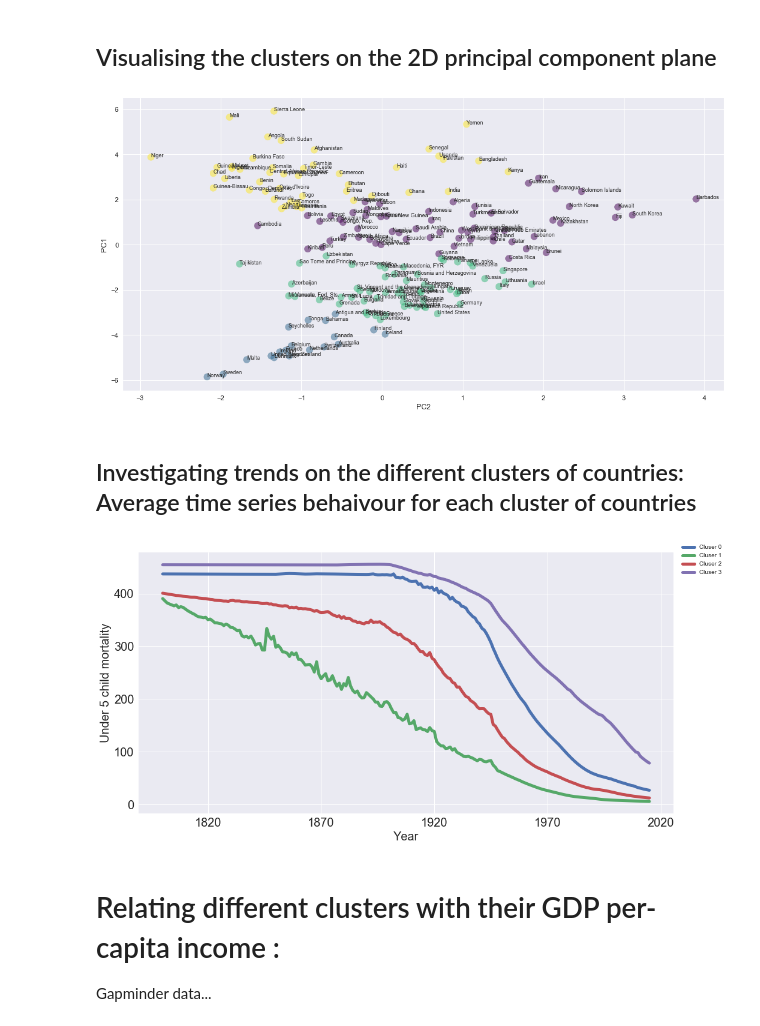
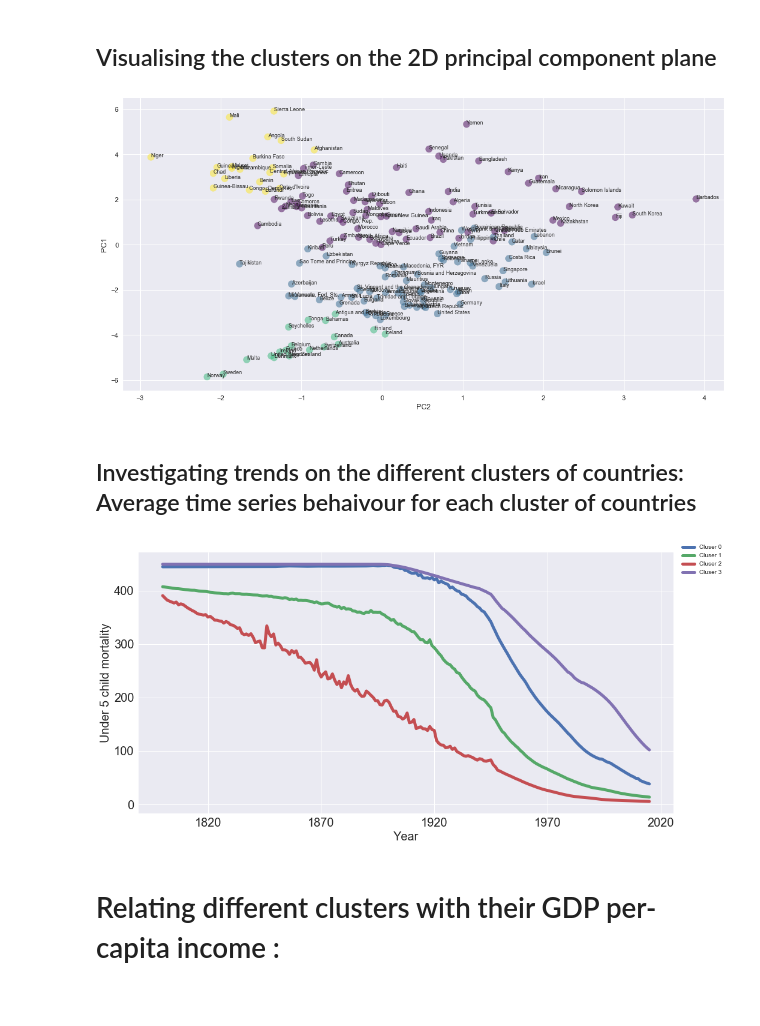
Before and after one commit to crangelsmith/ATI_project, a Jupyter notebook: Presentation_PCA_Clustering.ipynb, the cells around one changed output. Cells and saved outputs as stored; diff of their text form; code cells hidden in the pictures.

```diff
--- a/Presentation_PCA_Clustering.ipynb
+++ b/Presentation_PCA_Clustering.ipynb
@@ -24,6 +45,7 @@ Novembre, John & Johnson, Toby & Bryc, Katarzyna & Kutalik, Zoltan & R Boyko, Ad
 import pandas as pd
 file_path = 'data/gapminder_under5mortality_clean.csv'
 child_mortality_df = pd.read_csv(file_path, index_col = 0)
+child_mortality_df.index.names = ['country']
 print child_mortality_df.shape
 child_mortality_df.head()
 # %% [output]
@@ -185,8 +207,7 @@ correlation
 # %% [markdown]
 # Using K-means clustering to explore structure in the data
 # %%
-from  sklearn.cluster import KMeans
+from sklearn.cluster import AgglomerativeClustering
 
-kmeans = KMeans(n_clusters=4)
-
-clusters = kmeans.fit(scaled_child_mortality_df)
+clusters = AgglomerativeClustering(linkage='complete', n_clusters=4)
+clusters.fit(scaled_child_mortality_df)
@@ -214,16 +239,14 @@ plt.ylabel('PC1');
 for i, country in enumerate(child_mortality_PC_df.index):
     ax.annotate(country, (child_mortality_PC_df.iloc[i].PC2, child_mortality_PC_df.iloc[i].PC1),fontsize=8)
 # %% [output]
-[figure, old version]
+[figure, new version]
 # %% [markdown]
 ## Investigating trends on the different clusters of countries: Average time series behaivour for each cluster of countries
 # %%
-child_mortality_clustered = child_mortality_df.copy()
+child_mortality_clustered = child_mortality_df.copy(deep=True)
 child_mortality_clustered['cluster'] = pd.Series(clusters.labels_, index=child_mortality_clustered.index)
 plot.timeseries_for_clusters_mean(child_mortality_clustered)
 # %% [output]
-[figure, old version]
+[figure, new version]
 # %% [markdown]
 # Relating different clusters with their GDP per-capita income :
-
-Gapminder data...
```
Also changed, not shown: parts of 27 cells of this notebook, 1 other file.
